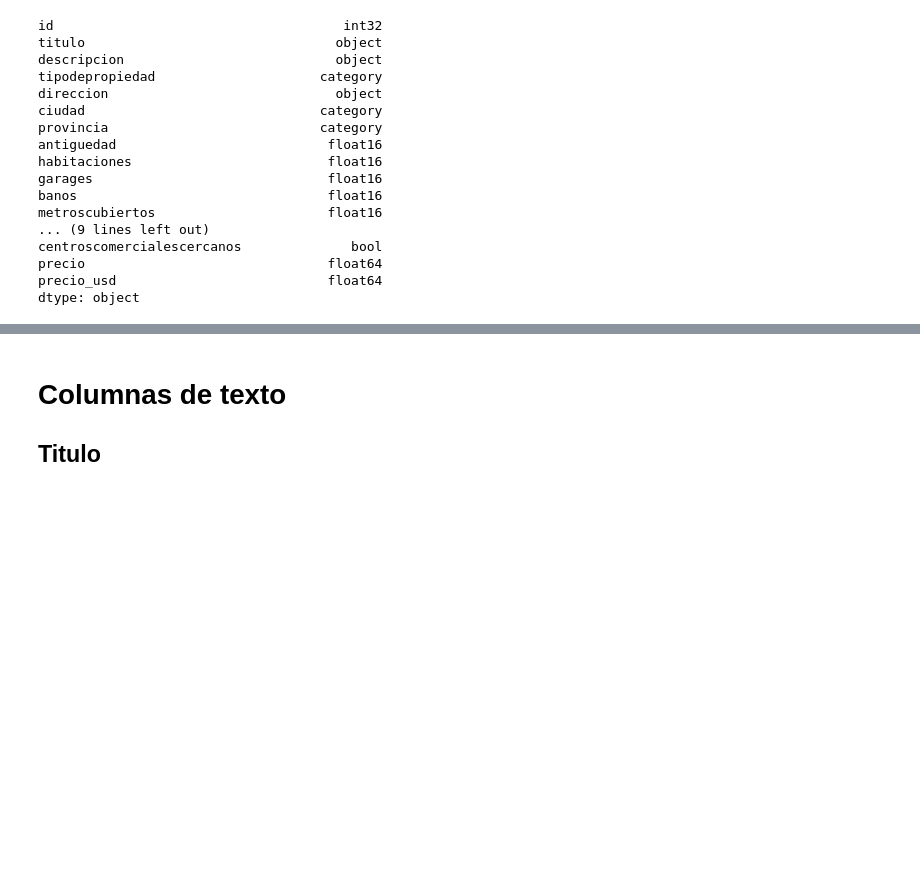
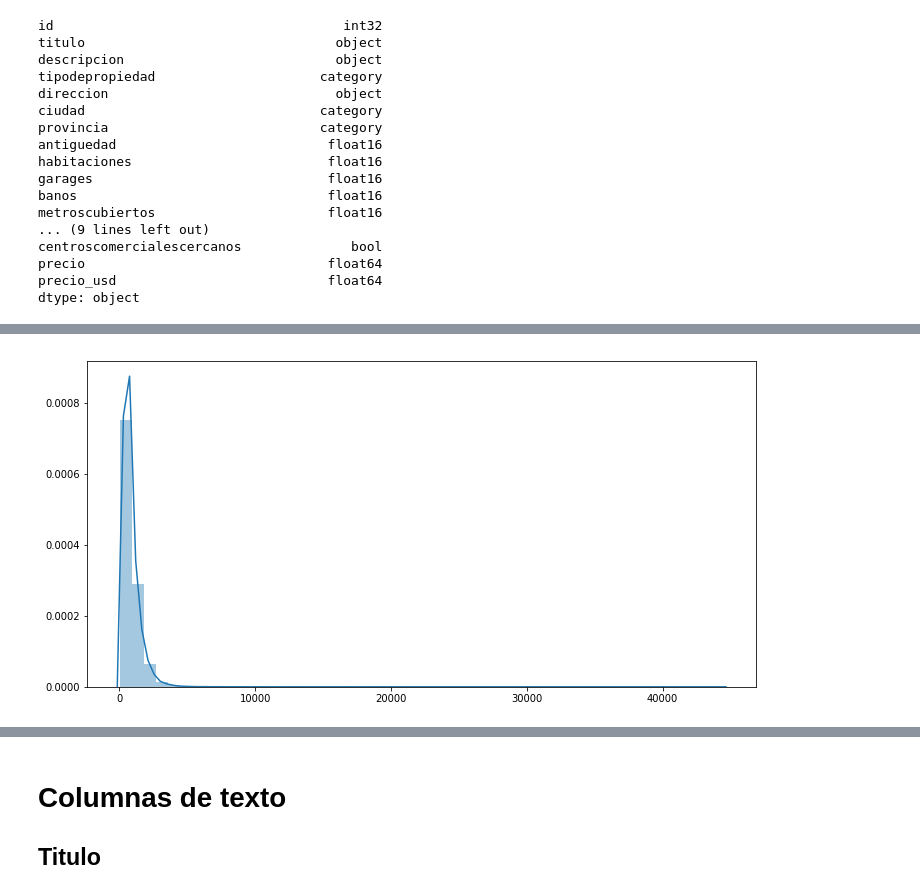
Before and after one commit to rozanecm/7506_2c2019_tp1, a Jupyter notebook: notebooks/basic general analysis by rozanecm.ipynb, the cells around one changed output, grey strips where cells are left out. Saved outputs shown, nothing was run; the diff lists cells and outputs as text; code cells hidden in the pictures; blank space fills up the shorter version.

```diff
--- a/notebooks/basic general analysis by rozanecm.ipynb
+++ b/notebooks/basic general analysis by rozanecm.ipynb
@@ -624,0 +647,4 @@ plt.savefig('my_sarasa.png', bbox_inches="tight")
+# %%
+density_plot(df, 'precio_por_m2_total')
+# %% [output]
+[figure, added]
```
Also changed, not shown: parts of 32 cells of this notebook, 1 other file.
